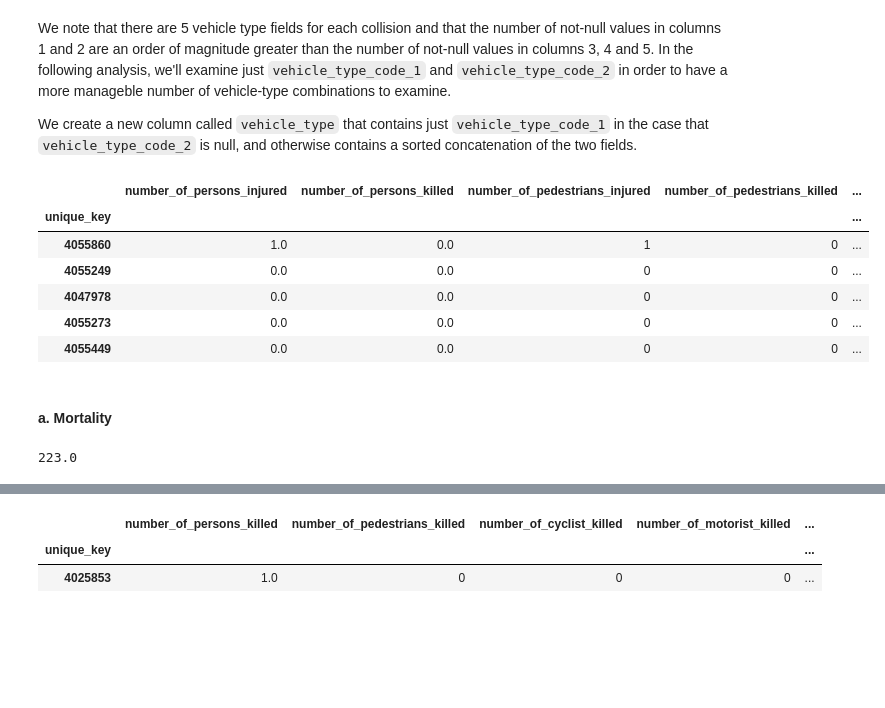
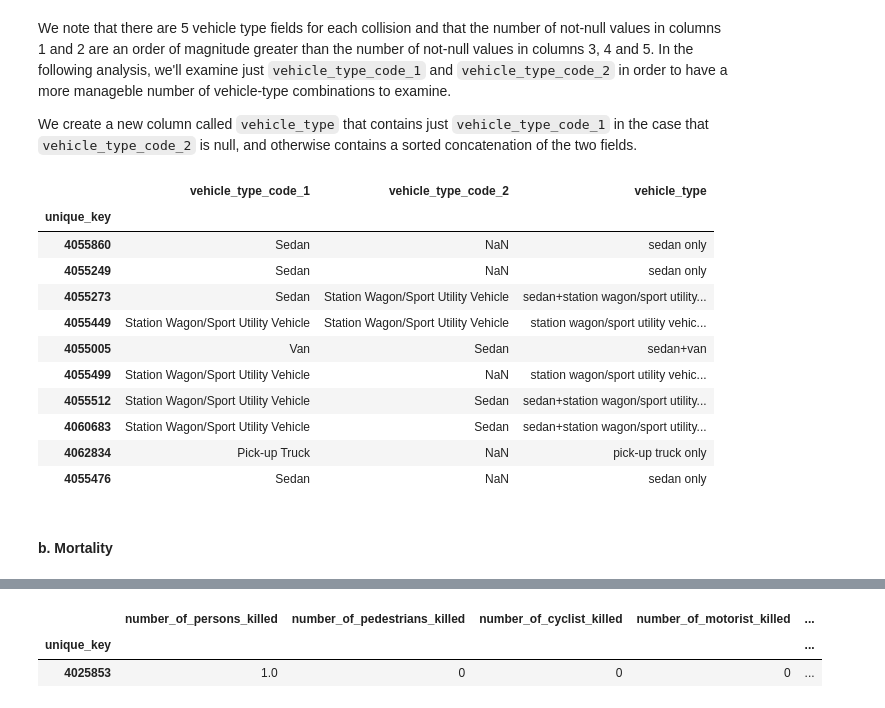
Before and after one commit to dan55/collisions, a Jupyter notebook: collisions.ipynb, the cells around one changed output, grey strips where cells are left out. Drawn from its saved outputs; the diff is of its cells as text; code cells hidden in the pictures; blank space fills up the shorter version.

```diff
--- a/collisions.ipynb
+++ b/collisions.ipynb
@@ -218,34 +221,32 @@ We note that there are 5 vehicle type fields for each collision and that the num
 
 We create a new column called `vehicle_type` that contains just `vehicle_type_code_1` in the case that `vehicle_type_code_2` is null, and otherwise contains a sorted concatenation of the two fields.
 # %%
+# drop the approximately 1300 instances where there are no vehicle types
+df2.dropna(subset=["vehicle_type_code_1"], inplace=True)
+
+# combine the first two vehicle type columns with a "+" as the delimiter
 df2["vehicle_type"] = (np.where(df2.vehicle_type_code_1 < df2.vehicle_type_code_2,
                                    df2.vehicle_type_code_1.str.lower() + "+" + df2.vehicle_type_code_2.str.lower(),
                                    df2.vehicle_type_code_2.str.lower() + "+" + df2.vehicle_type_code_1.str.lower()))
 
+# if the column is null, then the second vehicle type is null, so use the first type
 df2["vehicle_type"] = (np.where(df2.vehicle_type_code_2.isna(),
                                   df2.vehicle_type_code_1.str.lower() + " only",
                                   df2.vehicle_type))
 # %%
-df2.head()
+df2[["vehicle_type_code_1", "vehicle_type_code_2", "vehicle_type"]].head(10)
 # %% [output]
-|  | number_of_persons_injured | number_of_persons_killed | number_of_pedestrians_injured | number_of_pedestrians_killed | ... |
-| unique_key |  |  |  |  | ... |
-| 4055860 | 1.0 | 0.0 | 1 | 0 | ... |
-| 4055249 | 0.0 | 0.0 | 0 | 0 | ... |
-| 4047978 | 0.0 | 0.0 | 0 | 0 | ... |
-| 4055273 | 0.0 | 0.0 | 0 | 0 | ... |
-| 4055449 | 0.0 | 0.0 | 0 | 0 | ... |
+|  | vehicle_type_code_1 | vehicle_type_code_2 | vehicle_type |
+| unique_key |  |  |  |
+| 4055860 | Sedan | NaN | sedan only |
+| 4055249 | Sedan | NaN | sedan only |
+| 4055273 | Sedan | Station Wagon/Sport Utility Vehicle | sedan+station wagon/sport utility... |
+| 4055449 | Station Wagon/Sport Utility Vehicle | Station Wagon/Sport Utility Vehicle | station wagon/sport utility vehic... |
+| 4055005 | Van | Sedan | sedan+van |
+| 4055499 | Station Wagon/Sport Utility Vehicle | NaN | station wagon/sport utility vehic... |
+| 4055512 | Station Wagon/Sport Utility Vehicle | Sedan | sedan+station wagon/sport utility... |
+| 4060683 | Station Wagon/Sport Utility Vehicle | Sedan | sedan+station wagon/sport utility... |
+| 4062834 | Pick-up Truck | NaN | pick-up truck only |
+| 4055476 | Sedan | NaN | sedan only |
 # %% [markdown]
-#### a. Mortality
+#### b. Mortality
-# %%
-df2.rename({"number_of_persons_killed": "fatalities"}, inplace=True)
-# df2.head()
-(df2[df2["number_of_persons_killed"] >= 1]
- .groupby("vehicle_type")
- .number_of_persons_killed
- .sum()
- .sort_values(ascending=False)
- .sum()
-)
-# %% [output]
-223.0
```
Also changed, not shown: parts of 11 cells of this notebook.
